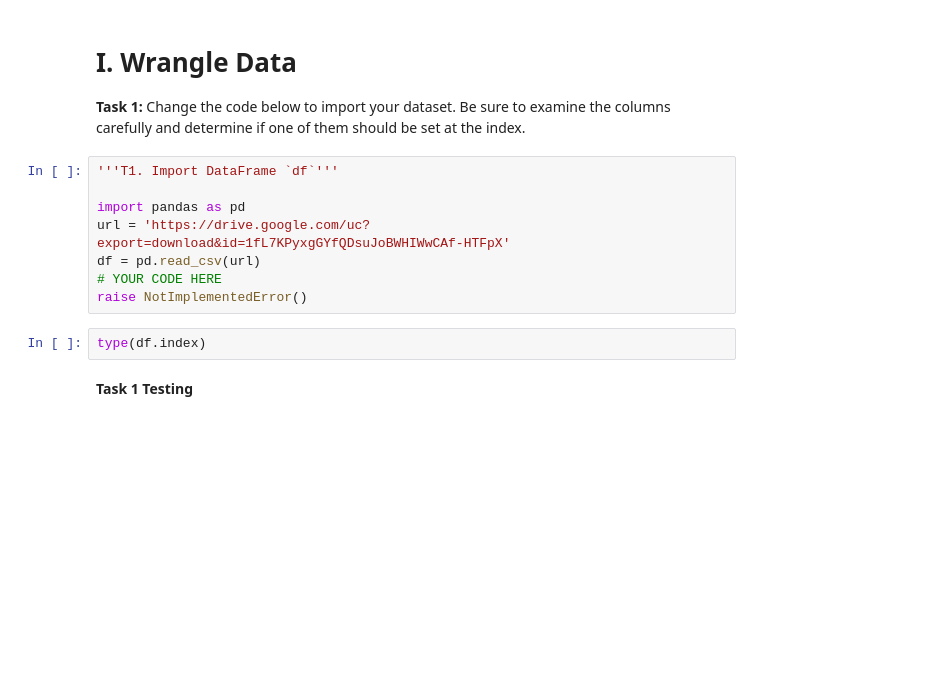
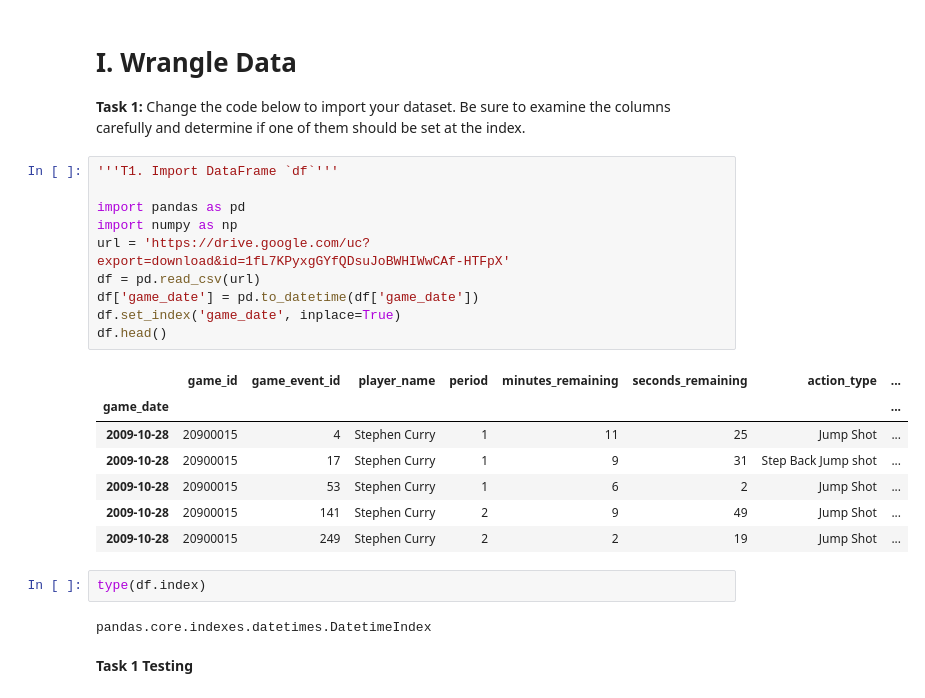
Before and after one commit to ayebaishmo/Curry-s-Shots, a Jupyter notebook: sprint_challenge/DS_Sprint_Challenge_22.ipynb, the cells around one changed output. Drawn from its saved outputs; the diff is of its cells as text; blank space fills up the shorter version.

```diff
--- a/sprint_challenge/DS_Sprint_Challenge_22.ipynb
+++ b/sprint_challenge/DS_Sprint_Challenge_22.ipynb
@@ -55,13 +55,25 @@ NotImplementedError` before your start.
 # %%
 '''T1. Import DataFrame `df`'''
 
 import pandas as pd
+import numpy as np
 url = 'https://drive.google.com/uc?export=download&id=1fL7KPyxgGYfQDsuJoBWHIWwCAf-HTFpX'
 df = pd.read_csv(url)
-# YOUR CODE HERE
-raise NotImplementedError()
+df['game_date'] = pd.to_datetime(df['game_date'])
+df.set_index('game_date', inplace=True)
+df.head()
+# %% [output]
+|  | game_id | game_event_id | player_name | period | minutes_remaining | seconds_remaining | action_type | ... |
+| game_date |  |  |  |  |  |  |  | ... |
+| 2009-10-28 | 20900015 | 4 | Stephen Curry | 1 | 11 | 25 | Jump Shot | ... |
+| 2009-10-28 | 20900015 | 17 | Stephen Curry | 1 | 9 | 31 | Step Back Jump shot | ... |
+| 2009-10-28 | 20900015 | 53 | Stephen Curry | 1 | 6 | 2 | Jump Shot | ... |
+| 2009-10-28 | 20900015 | 141 | Stephen Curry | 2 | 9 | 49 | Jump Shot | ... |
+| 2009-10-28 | 20900015 | 249 | Stephen Curry | 2 | 2 | 19 | Jump Shot | ... |
 # %%
 type(df.index)
+# %% [output]
+pandas.core.indexes.datetimes.DatetimeIndex
 # %% [markdown]
 **Task 1 Testing**
 # %%
```
Also changed, not shown: parts of 4 cells of this notebook.
